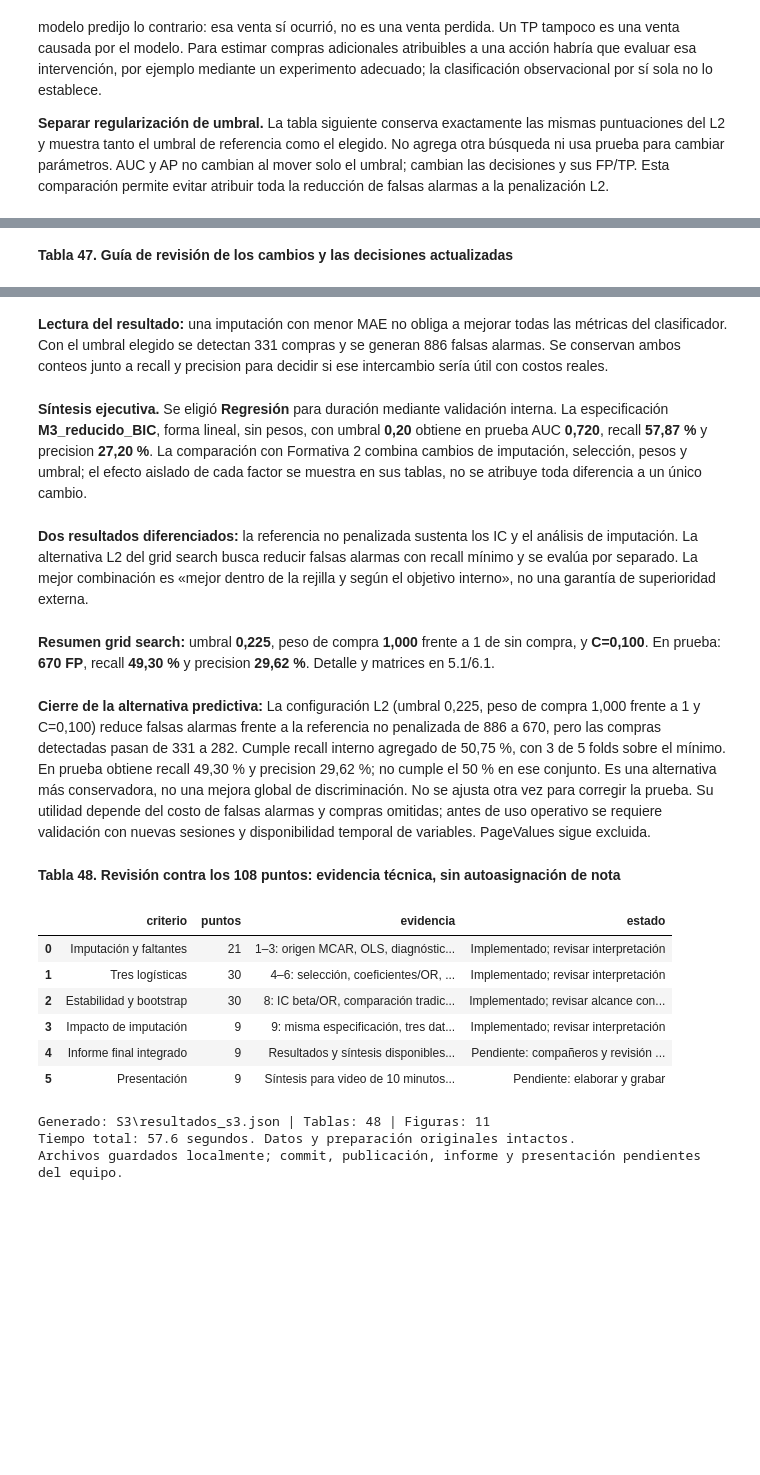
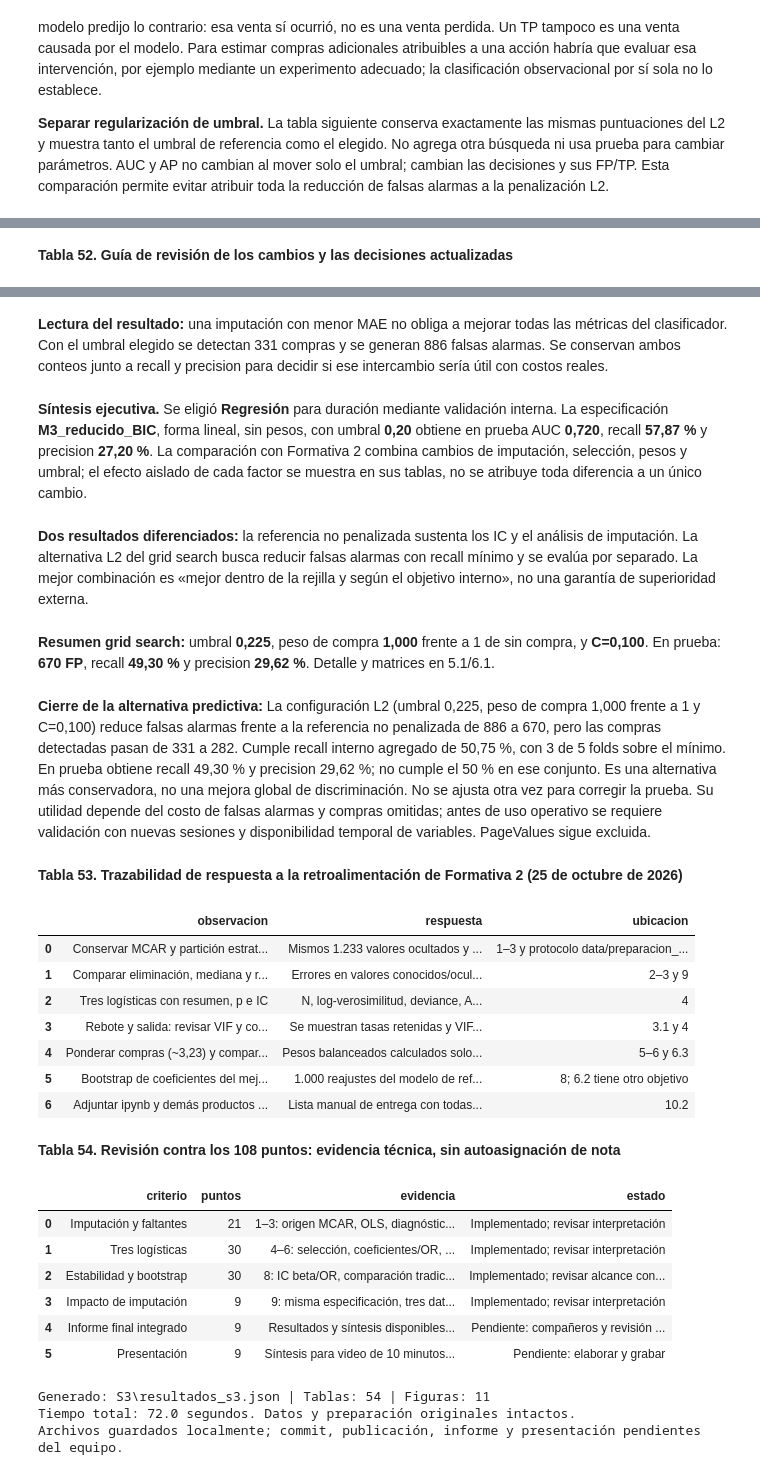
Before and after one commit to RenzoVilchez02/proyectoGrupo2, a Jupyter notebook: S3/Modelamiento_Integrado.ipynb, the cells around one changed output, grey strips where cells are left out. Cells and saved outputs as stored; diff of their text form; code cells hidden in the pictures; blank space fills up the shorter version.

```diff
--- a/S3/Modelamiento_Integrado.ipynb
+++ b/S3/Modelamiento_Integrado.ipynb
@@ -1866,6 +2027,9 @@ tabla_cambios.loc[len(tabla_cambios)]={'tema':'Robustez y cierre del L2',
 tabla_cambios.loc[len(tabla_cambios)]={'tema':'Interpretación empresarial',
  'decision':'Referencia inferencial y alternativa L2 con funciones distintas; costos de FP/FN y separación de regularización/umbral.',
  'ubicacion':'10.1 discusión y tablas para el informe; resultados JSON con la misma evidencia.'}
+tabla_cambios.loc[len(tabla_cambios)]={'tema':'Retroalimentación docente de Formativa 2',
+ 'decision':'Valores p y resúmenes completos, redundancia del imputador, tasas del clasificador, pesos y comparación F2→S3.',
+ 'ubicacion':'3.1, 4, 6.3 y respuesta de 10; lista final de entrega en 10.2.'}
 tabla(tabla_cambios,'Guía de revisión de los cambios y las decisiones actualizadas')
 display(Markdown('**Lectura del resultado:** una imputación con menor MAE no obliga a mejorar todas '
  'las métricas del clasificador. Con el umbral elegido se detectan '+str(int(R_FINAL.TP))+
@@ -1896,6 +2060,17 @@ if GRID_MEJOR is not None:
   ' %** y precision **'+numero(100*GRID_TEST['precision'],2)+' %**. Detalle y matrices en 5.1/6.1.'))
 
 display(Markdown('**Cierre de la alternativa predictiva:** '+conclusion_grid_operativa))
+respuesta_docente=pd.DataFrame([
+ {'observacion':'Conservar MCAR y partición estratificada','respuesta':'Mismos 1.233 valores ocultados y mismos índices train/test. Valores originales solo para auditoría.','ubicacion':'1–3 y protocolo data/preparacion_modelamiento.json'},
+ {'observacion':'Comparar eliminación, mediana y regresión','respuesta':'Errores en valores conocidos/ocultados, cobertura, distribución, correlaciones e impacto en modelo final.','ubicacion':'2–3 y 9'},
+ {'observacion':'Tres logísticas con resumen, p e IC','respuesta':'N, log-verosimilitud, deviance, AIC/BIC, convergencia; beta, SE, z, p, IC y OR. Alcance exploratorio postselección.','ubicacion':'4'},
+ {'observacion':'Rebote y salida: revisar VIF y conservar una tasa en el clasificador final','respuesta':'Se muestran tasas retenidas y VIF de cada logístico. El imputador se audita por separado, incluida la limitación que persiste.','ubicacion':'3.1 y 4'},
+ {'observacion':'Ponderar compras (~3,23) y comparar con recall/AUC iniciales','respuesta':'Pesos balanceados calculados solo en train y comparación a umbral común; referencia de Formativa 2 recuperada de JSON.','ubicacion':'5–6 y 6.3'},
+ {'observacion':'Bootstrap de coeficientes del mejor modelo','respuesta':'1.000 reajustes del modelo de referencia. IC separados de la alternativa L2 y del bootstrap de métricas.','ubicacion':'8; 6.2 tiene otro objetivo'},
+ {'observacion':'Adjuntar ipynb y demás productos en Canvas; reiniciar kernel','respuesta':'Lista manual de entrega con todas las casillas pendientes hasta la comprobación final del equipo.','ubicacion':'10.2'}])
+tabla(respuesta_docente,'Trazabilidad de respuesta a la retroalimentación de Formativa 2 (25 de octubre de 2026)')
+sintesis['respuesta_retroalimentacion_formativa2']=records(respuesta_docente)
+
 revision=pd.DataFrame([
  {'criterio':'Imputación y faltantes','puntos':21,'evidencia':'1–3: origen MCAR, OLS, diagnósticos, errores y comparación de estrategias','estado':'Implementado; revisar interpretación'},
  {'criterio':'Tres logísticas','puntos':30,'evidencia':'4–6: selección, coeficientes/OR, VIF, matrices y ROC train/prueba','estado':'Implementado; revisar interpretación'},
@@ -1910,7 +2085,7 @@ assert sha_lf(CSV)==HASH_CSV and sha_lf(PROTO_PATH)==HASH_PROTO
 assert {'PageValues','Revenue'}.isdisjoint(set(GRUPOS)|set(IMPUT_PRED))
 assert np.isfinite(BOOT).all() and len(BOOT)>=.99*B_BOOT
 resultado={
- 'schema_version':5,'proyecto':'Grupo 2 — Sumativa 3','notebook':'S3/Modelamiento_Integrado.ipynb',
+ 'schema_version':6,'proyecto':'Grupo 2 — Sumativa 3','notebook':'S3/Modelamiento_Integrado.ipynb',
  'procedencia':{'sha256_csv_LF':HASH_CSV,'sha256_preparacion_LF':HASH_PROTO,
  'referencia_S1':'S1/resultados_s1.json','referencia_S2':'S2/resultados_validados.json',
  'referencia_F2':'Formativa2/resultados_formativa2.json'},
@@ -1918,6 +2093,13 @@ resultado={
  'python':sys.version.split()[0],'versiones':VERSIONES,'imputacion_elegida':ELEGIDA,
  'modelo_elegido':GANADOR,'forma':FORMA,'variante_regresion':VARIANTE_REG,'regla_parsimonia':'1SE orientativo; complejidad, forma, pesos, criterio informado','limite_AP_1SE':LIMITE_AP,'grupos':GS,'ponderacion':PONDERACION,'pesos':PESOS,'umbral':UMBRAL,
  'escala_referencia_media':ESCALA['media'].to_dict(),'escala_referencia_DE':ESCALA['DE'].to_dict()},
+ 'respuesta_docente':records(respuesta_docente),
+ 'auditoria_redundancia_imputador':{'errores_por_fold':records(tabla_sens_imput_folds),
+ 'resumen':records(tabla_sens_imput),'VIF':records(tabla_vif_imput_sens),'interpretacion':lectura_sens_imput,
+ 'cambio_modelo_principal':False},
+ 'tasas_retenidas_y_VIF_clasificadores':records(tabla_respuesta_vif),
+ 'comparacion_formativa2_S3':records(tabla_f2_s3),'pesos_balanceados_docente':records(tabla_pesos_docente),
+ 'interpretacion_comparacion_formativa2_S3':lectura_f2_s3,
  'discusion_empresarial':discusion_empresarial,
  'grid_search':{'objetivo':resumen_grid['objetivo'],'recall_minimo':GRID_RECALL_MIN,
  'umbrales':GRID_UMBRALES,'pesos_compra':GRID_PESOS,'peso_sin_compra':1.,'C':GRID_C,
@@ -1975,7 +2157,7 @@ print('Archivos guardados localmente; commit, publicación, informe y presentaci
 | 0 | S1 | Desbalance 15.47 %, diferencias d... |
 | 1 | S2 | Incertidumbre y sensibilidad de m... |
 | 2 | preparacion | Mismos 1233 faltantes MCAR y spli... |
-**Tabla 47. Guía de revisión de los cambios y las decisiones actualizadas**
+**Tabla 52. Guía de revisión de los cambios y las decisiones actualizadas**
 |  | tema | decision | ubicacion |
 | 0 | Duraciones imposibles | 167 → 3 antes de limitar, de 854 ... | 2–3: fórmula, HC3, auditoría físi... |
 | 1 | Error de imputación | MAE interno: 10,65 → 8,16 min; el... | 3: comparación de tres imputadores |
@@ -1989,16 +2172,25 @@ print('Archivos guardados localmente; commit, publicación, informe y presentaci
 **Lectura del resultado:** una imputación con menor MAE no obliga a mejorar todas las métricas del clasificador. Con el umbral elegido se detectan 331 compras y se generan 886 falsas alarmas. Se conservan ambos conteos junto a recall y precision para decidir si ese intercambio sería útil con costos reales.
 **Síntesis ejecutiva.** Se eligió **Regresión** para duración mediante validación interna. La especificación **M3_reducido_BIC**, forma lineal, sin pesos, con umbral **0,20** obtiene en prueba AUC **0,720**, recall **57,87 %** y precision **27,20 %**. La comparación con Formativa 2 combina cambios de imputación, selección, pesos y umbral; el efecto aislado de cada factor se muestra en sus tablas, no se atribuye toda diferencia a un único cambio.
 **Dos resultados diferenciados:** la referencia no penalizada sustenta los IC y el análisis de imputación. La alternativa L2 del grid search busca reducir falsas alarmas con recall mínimo y se evalúa por separado. La mejor combinación es «mejor dentro de la rejilla y según el objetivo interno», no una garantía de superioridad externa.
 **Resumen grid search:** umbral **0,225**, peso de compra **1,000** frente a 1 de sin compra, y **C=0,100**. En prueba: **670 FP**, recall **49,30 %** y precision **29,62 %**. Detalle y matrices en 5.1/6.1.
 **Cierre de la alternativa predictiva:** La configuración L2 (umbral 0,225, peso de compra 1,000 frente a 1 y C=0,100) reduce falsas alarmas frente a la referencia no penalizada de 886 a 670, pero las compras detectadas pasan de 331 a 282. Cumple recall interno agregado de 50,75 %, con 3 de 5 folds sobre el mínimo. En prueba obtiene recall 49,30 % y precision 29,62 %; no cumple el 50 % en ese conjunto. Es una alternativa más conservadora, no una mejora global de discriminación. No se ajusta otra vez para corregir la prueba. Su utilidad depende del costo de falsas alarmas y compras omitidas; antes de uso operativo se requiere validación con nuevas sesiones y disponibilidad temporal de variables. PageValues sigue excluida.
-**Tabla 48. Revisión contra los 108 puntos: evidencia técnica, sin autoasignación de nota**
+**Tabla 53. Trazabilidad de respuesta a la retroalimentación de Formativa 2 (25 de octubre de 2026)**
-|  | criterio | puntos | evidencia | estado |
-| 0 | Imputación y faltantes | 21 | 1–3: origen MCAR, OLS, diagnóstic... | Implementado; revisar interpretación |
-| 1 | Tres logísticas | 30 | 4–6: selección, coeficientes/OR, ... | Implementado; revisar interpretación |
-| 2 | Estabilidad y bootstrap | 30 | 8: IC beta/OR, comparación tradic... | Implementado; revisar alcance con... |
-| 3 | Impacto de imputación | 9 | 9: misma especificación, tres dat... | Implementado; revisar interpretación |
-| 4 | Informe final integrado | 9 | Resultados y síntesis disponibles... | Pendiente: compañeros y revisión ... |
-| 5 | Presentación | 9 | Síntesis para video de 10 minutos... | Pendiente: elaborar y grabar |
+|  | observacion | respuesta | ubicacion |
+| 0 | Conservar MCAR y partición estrat... | Mismos 1.233 valores ocultados y ... | 1–3 y protocolo data/preparacion_... |
+| 1 | Comparar eliminación, mediana y r... | Errores en valores conocidos/ocul... | 2–3 y 9 |
+| 2 | Tres logísticas con resumen, p e IC | N, log-verosimilitud, deviance, A... | 4 |
+| 3 | Rebote y salida: revisar VIF y co... | Se muestran tasas retenidas y VIF... | 3.1 y 4 |
+| 4 | Ponderar compras (~3,23) y compar... | Pesos balanceados calculados solo... | 5–6 y 6.3 |
+| 5 | Bootstrap de coeficientes del mej... | 1.000 reajustes del modelo de ref... | 8; 6.2 tiene otro objetivo |
+| 6 | Adjuntar ipynb y demás productos ... | Lista manual de entrega con todas... | 10.2 |
+**Tabla 54. Revisión contra los 108 puntos: evidencia técnica, sin autoasignación de nota**
+|  | criterio | puntos | evidencia | estado |
+| 0 | Imputación y faltantes | 21 | 1–3: origen MCAR, OLS, diagnóstic... | Implementado; revisar interpretación |
+| 1 | Tres logísticas | 30 | 4–6: selección, coeficientes/OR, ... | Implementado; revisar interpretación |
+| 2 | Estabilidad y bootstrap | 30 | 8: IC beta/OR, comparación tradic... | Implementado; revisar alcance con... |
+| 3 | Impacto de imputación | 9 | 9: misma especificación, tres dat... | Implementado; revisar interpretación |
+| 4 | Informe final integrado | 9 | Resultados y síntesis disponibles... | Pendiente: compañeros y revisión ... |
+| 5 | Presentación | 9 | Síntesis para video de 10 minutos... | Pendiente: elaborar y grabar |
-Generado: S3\resultados_s3.json | Tablas: 48 | Figuras: 11
-Tiempo total: 57.6 segundos. Datos y preparación originales intactos.
+Generado: S3\resultados_s3.json | Tablas: 54 | Figuras: 11
+Tiempo total: 72.0 segundos. Datos y preparación originales intactos.
 Archivos guardados localmente; commit, publicación, informe y presentación pendientes del equipo.
```
Also changed, not shown: parts of 19 cells of this notebook, 2 other files.
